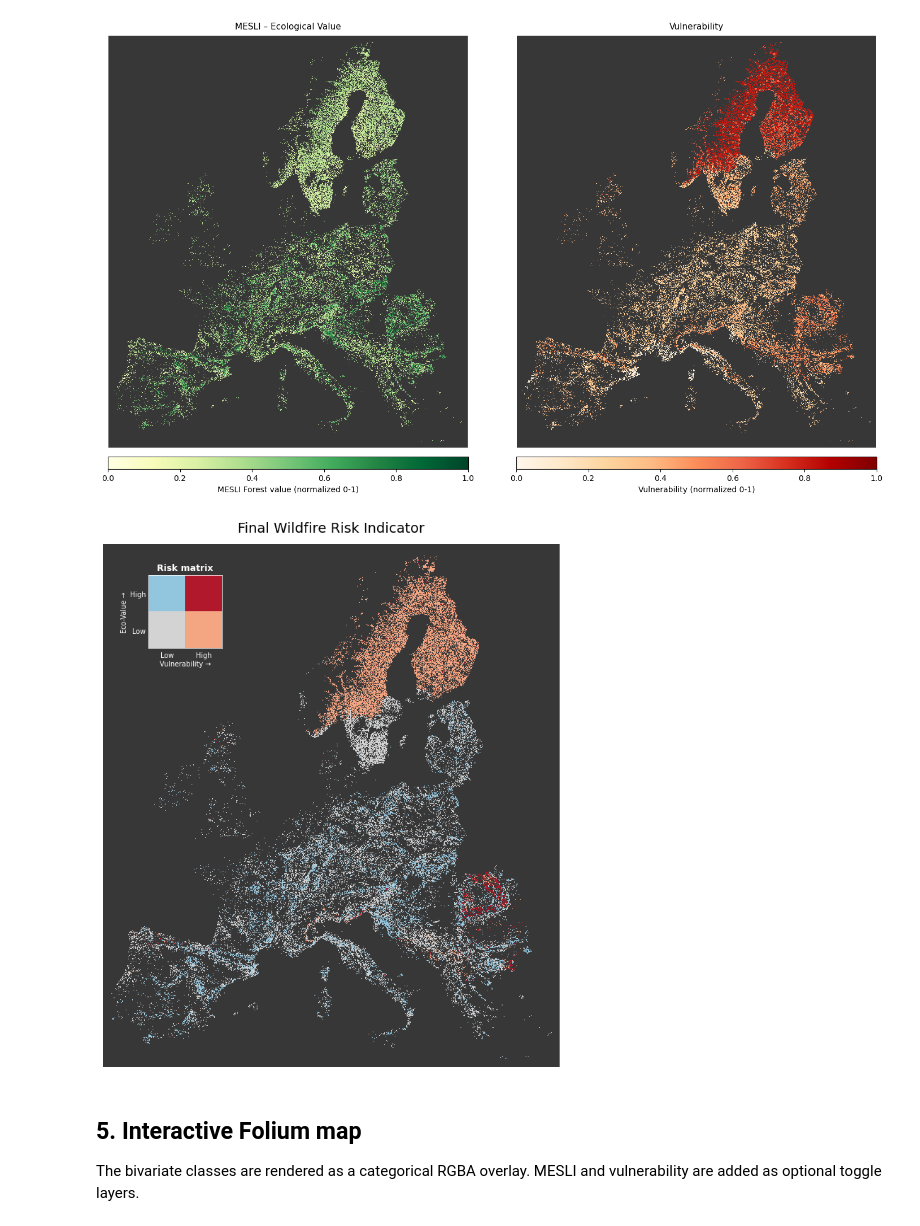
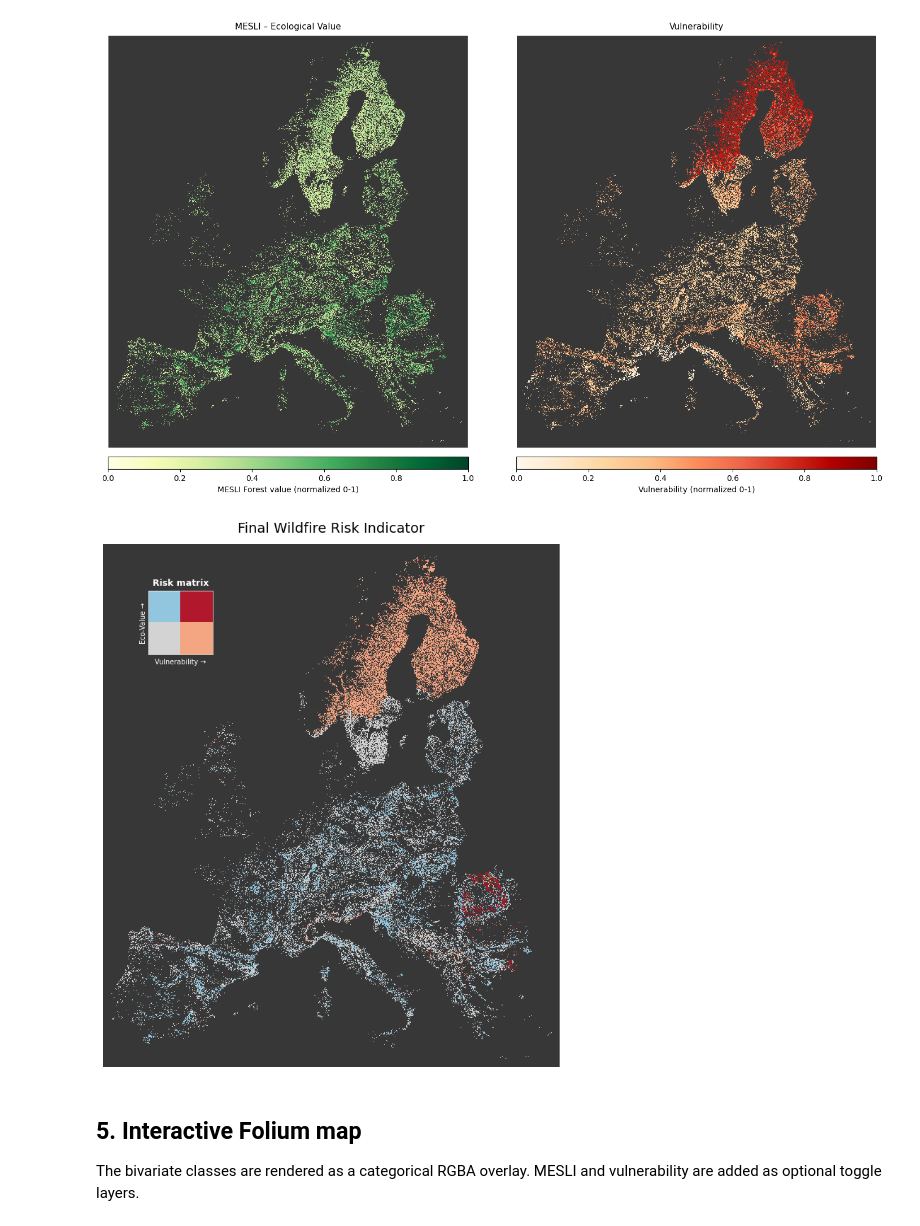
Before and after one commit to mlengenfelder/GEO888, a Jupyter notebook: final_indicator.ipynb, the cells around one changed output. Cells and saved outputs as stored; diff of their text form; code cells hidden in the pictures.

```diff
--- a/final_indicator.ipynb
+++ b/final_indicator.ipynb
@@ -355,45 +355,43 @@ if len(valid_pixels) > 0:
     ymax_lim = max(0, ymin - buffer)
 
     ax.set_xlim(xmin_lim, xmax_lim)
     ax.set_ylim(ymin_lim, ymax_lim)
 
 ax_leg = inset_axes(
     ax,
-    width='16%',
-    height='16%',
+    width='14%',
+    height='14%',
     loc='upper left',
-    bbox_to_anchor=(0.1, -0.05, 1, 1),
+    bbox_to_anchor=(0.1, -0.08, 1, 1),
     bbox_transform=ax.transAxes,
     borderpad=0
 )
 ax_leg.set_facecolor(BG)
 
 # 2x2 Matrix für die Legende aufbauen
 leg_matrix  = np.array([[3, 4], [1, 2]])   # Obere Reihe = High EV
 leg_rgba    = np.zeros((2, 2, 4), dtype='uint8')
 for r in range(2):
     for c in range(2):
         leg_rgba[r, c] = [int(v*255) for v in mcolors.to_rgba(BIV_COLORS[int(leg_matrix[r, c])])]
 
 ax_leg.imshow(leg_rgba, origin='upper', interpolation='nearest')
 ax_leg.set_title('Risk matrix', color='white', fontsize=9, pad=5, weight='bold')
-ax_leg.set_xticks([0, 1])
-ax_leg.set_xticklabels(['Low', 'High'], color='white', fontsize=7)
-ax_leg.set_yticks([0, 1])
-ax_leg.set_yticklabels(['High', 'Low'], color='white', fontsize=7)
-ax_leg.set_xlabel('Vulnerability →', color='white', fontsize=7, labelpad=2)
+ax_leg.set_xticks([])
+#ax_leg.set_xticklabels(['Low', 'High'], color='white', fontsize=7)
+ax_leg.set_yticks([])
+#ax_leg.set_yticklabels(['High', 'Low'], color='white', fontsize=7)
+ax_leg.set_xlabel('Vulnerability →', color='white', fontsize=7, labelpad=4)
 ax_leg.set_ylabel('Eco-Value →', color='white', fontsize=7, labelpad=2)
-ax_leg.tick_params(colors='white', length=0, pad=3)
 
 for sp in ax_leg.spines.values():
     sp.set_edgecolor('white')
     sp.set_linewidth(0.5)
 
-fig.savefig(PATH_OUTPUTS / 'Wildfire_Bivariate_matrix_final.png',
-            dpi=300, bbox_inches='tight', facecolor=BG)
+fig.savefig(PATH_OUTPUTS / 'Wildfire_Bivariate_matrix_final.png', dpi=300, bbox_inches='tight', facecolor=BG)
 plt.show(block=False)
 # %% [output]
-[figure, old version]
+[figure, new version]
 # %% [markdown]
 ## 5. Interactive Folium map
 
```
Also changed, not shown: parts of 2 cells of this notebook, 1 other file.
